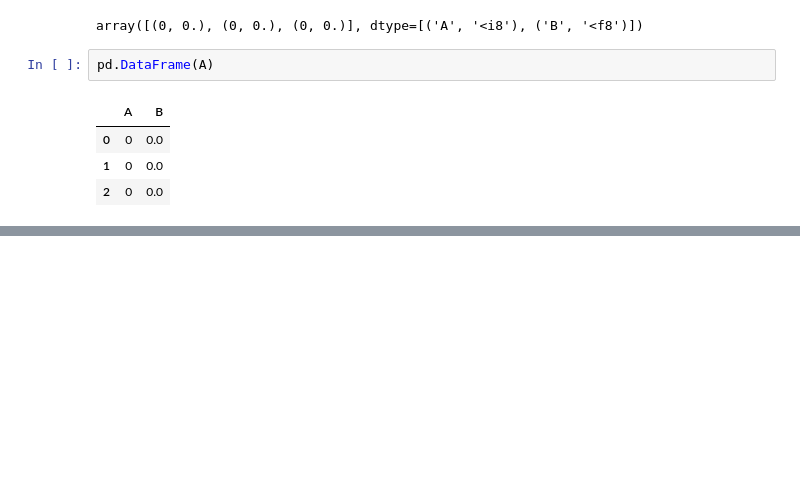
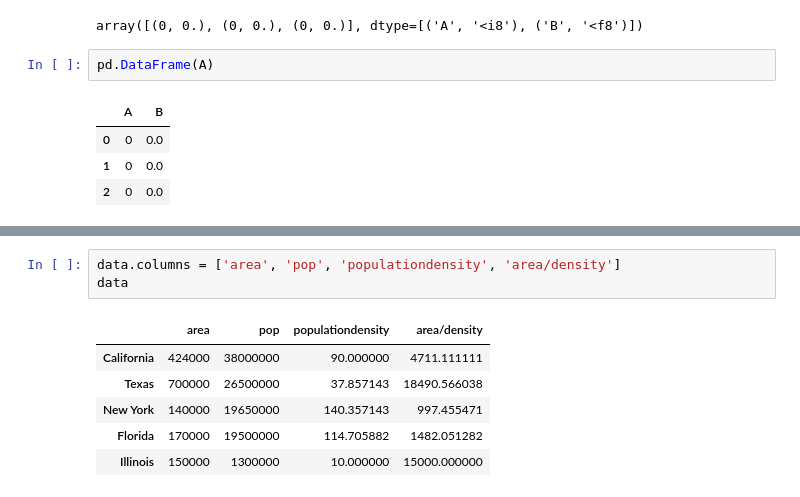
Before and after one commit to davejscott/PythonDataScience, a Jupyter notebook: PandasDataManipulation.ipynb, the cells around one changed output, grey strips where cells are left out. Saved outputs shown, nothing was run; the diff lists cells and outputs as text; blank space fills up the shorter version.

```diff
--- a/PandasDataManipulation.ipynb
+++ b/PandasDataManipulation.ipynb
@@ -259,0 +582,10 @@ pd.DataFrame(A)
+# %%
+data.columns = ['area', 'pop', 'populationdensity', 'area/density']
+data
+# %% [output]
+|  | area | pop | populationdensity | area/density |
+| California | 424000 | 38000000 | 90.000000 | 4711.111111 |
+| Texas | 700000 | 26500000 | 37.857143 | 18490.566038 |
+| New York | 140000 | 19650000 | 140.357143 | 997.455471 |
+| Florida | 170000 | 19500000 | 114.705882 | 1482.051282 |
+| Illinois | 150000 | 1300000 | 10.000000 | 15000.000000 |
```
Also changed, not shown: parts of 163 cells of this notebook.
